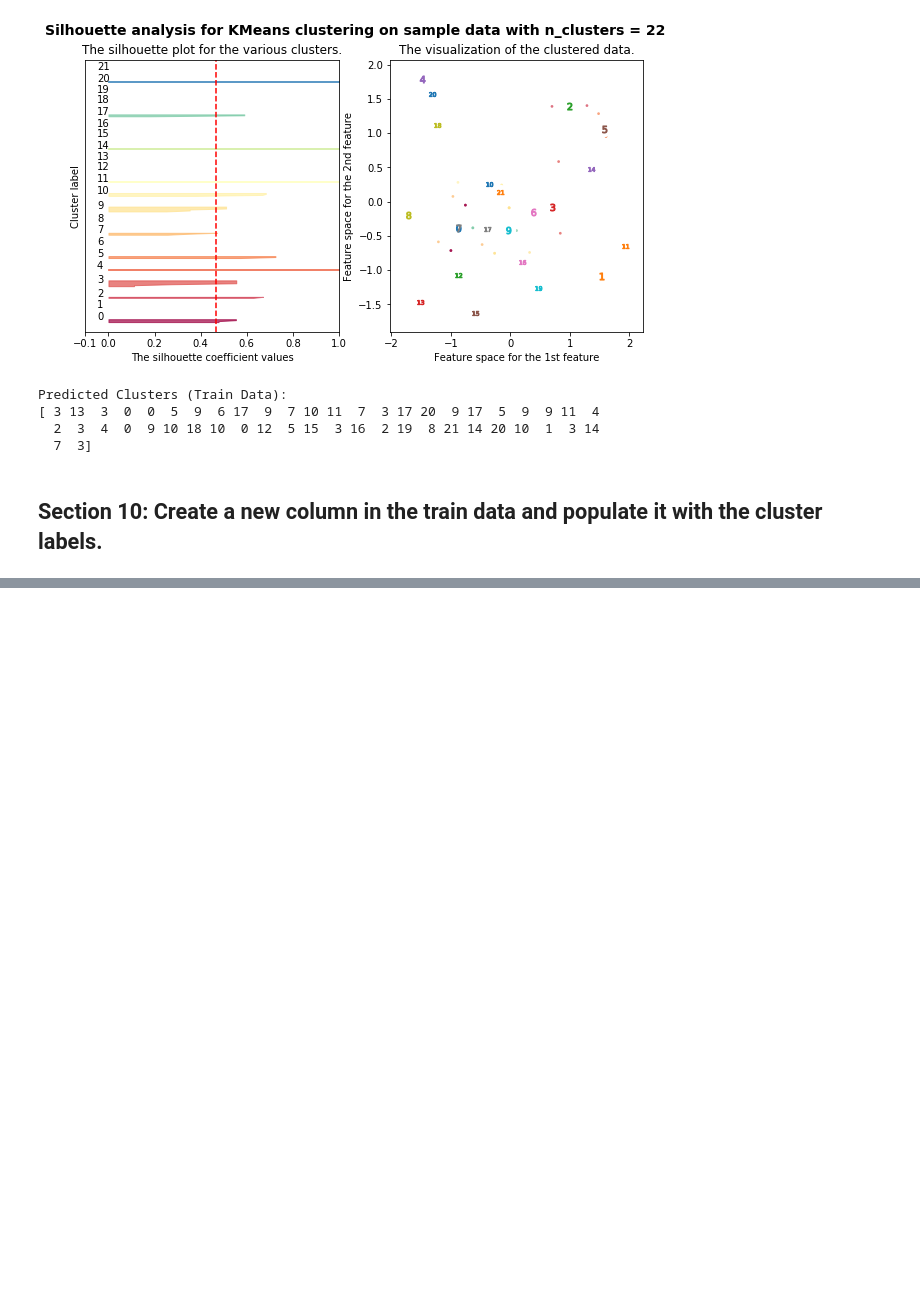
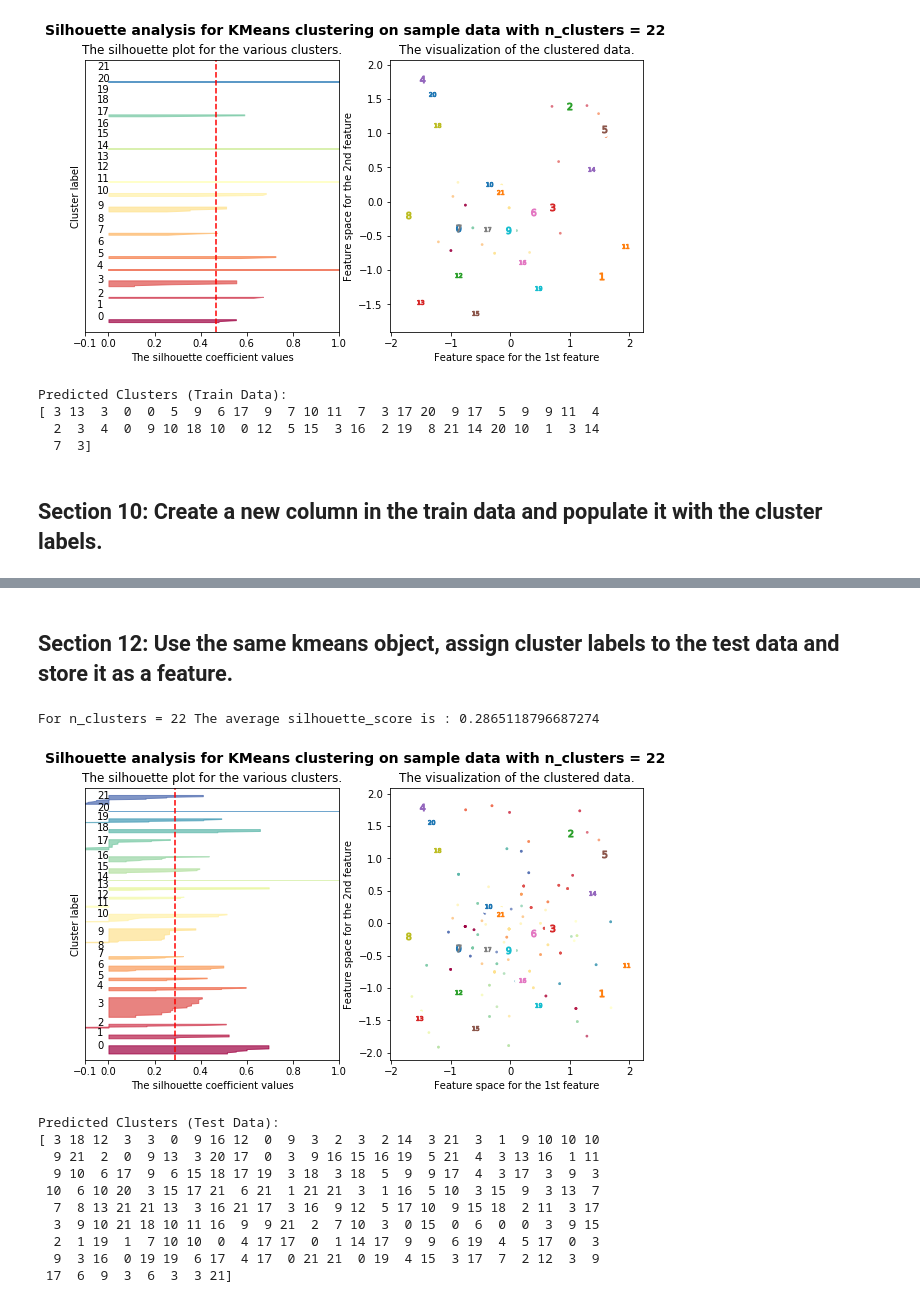
Before and after one commit to arunangshupodder/file_repo, a Jupyter notebook: notes/Project4.ipynb, the cells around one changed output, grey strips where cells are left out. Cells and saved outputs as stored; diff of their text form; code cells hidden in the pictures; blank space fills up the shorter version.

```diff
--- a/notes/Project4.ipynb
+++ b/notes/Project4.ipynb
@@ -208,0 +207,23 @@ X_train.head(10)
+# %%
+X_test_pca = pca.transform(X_test)
+# %% [markdown]
+## Section 12: Use the same kmeans object, assign cluster labels to the test data and store it as a feature.
+# %%
+cluster_labels = clusterer.predict(X_test_pca)
+optimal_cluster_analysis(X_test_pca, cluster, cluster_labels)
+
+print('Predicted Clusters (Test Data): ')
+print(cluster_labels)
+# %% [output]
+For n_clusters = 22 The average silhouette_score is : 0.2865118796687274
+[figure, added]
+Predicted Clusters (Test Data):
+[ 3 18 12  3  3  0  9 16 12  0  9  3  2  3  2 14  3 21  3  1  9 10 10 10
+  9 21  2  0  9 13  3 20 17  0  3  9 16 15 16 19  5 21  4  3 13 16  1 11
+  9 10  6 17  9  6 15 18 17 19  3 18  3 18  5  9  9 17  4  3 17  3  9  3
+ 10  6 10 20  3 15 17 21  6 21  1 21 21  3  1 16  5 10  3 15  9  3 13  7
+  7  8 13 21 21 13  3 16 21 17  3 16  9 12  5 17 10  9 15 18  2 11  3 17
+  3  9 10 21 18 10 11 16  9  9 21  2  7 10  3  0 15  0  6  0  0  3  9 15
+  2  1 19  1  7 10 10  0  4 17 17  0  1 14 17  9  9  6 19  4  5 17  0  3
+  9  3 16  0 19 19  6 17  4 17  0 21 21  0 19  4 15  3 17  7  2 12  3  9
+ 17  6  9  3  6  3  3 21]
```
Also changed, not shown: parts of 10 cells of this notebook.
